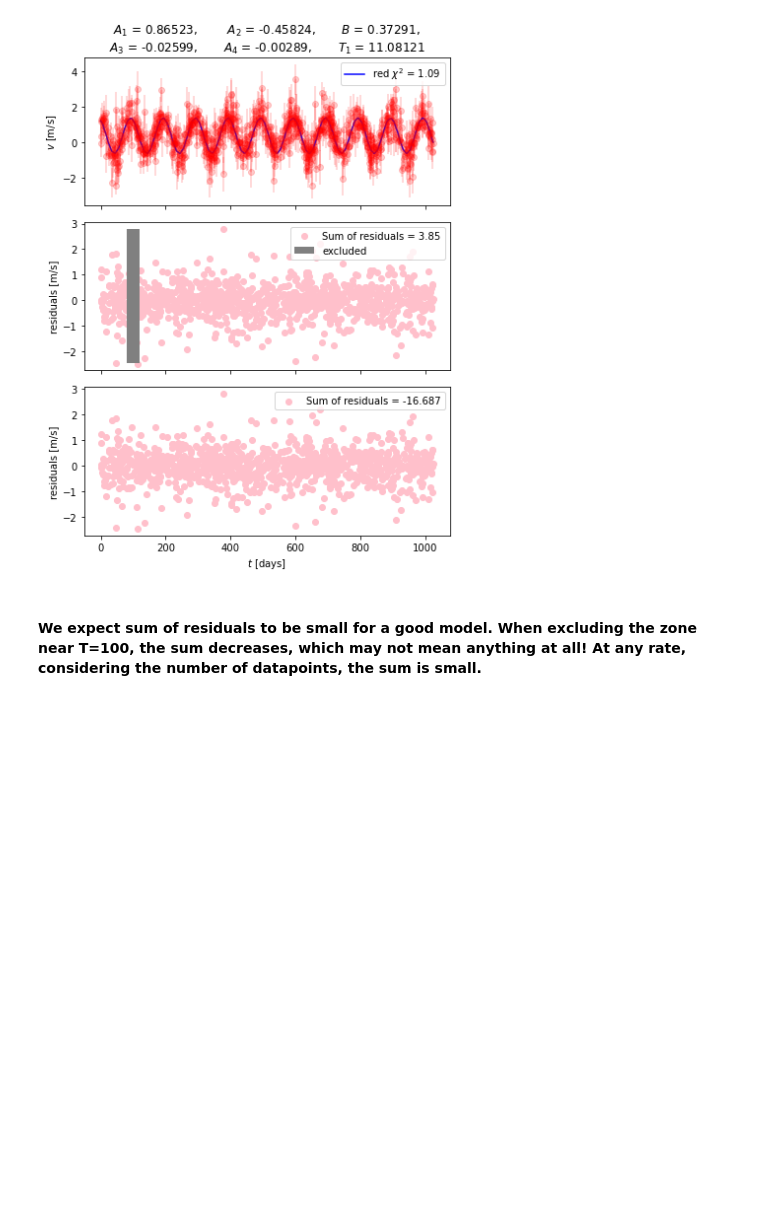
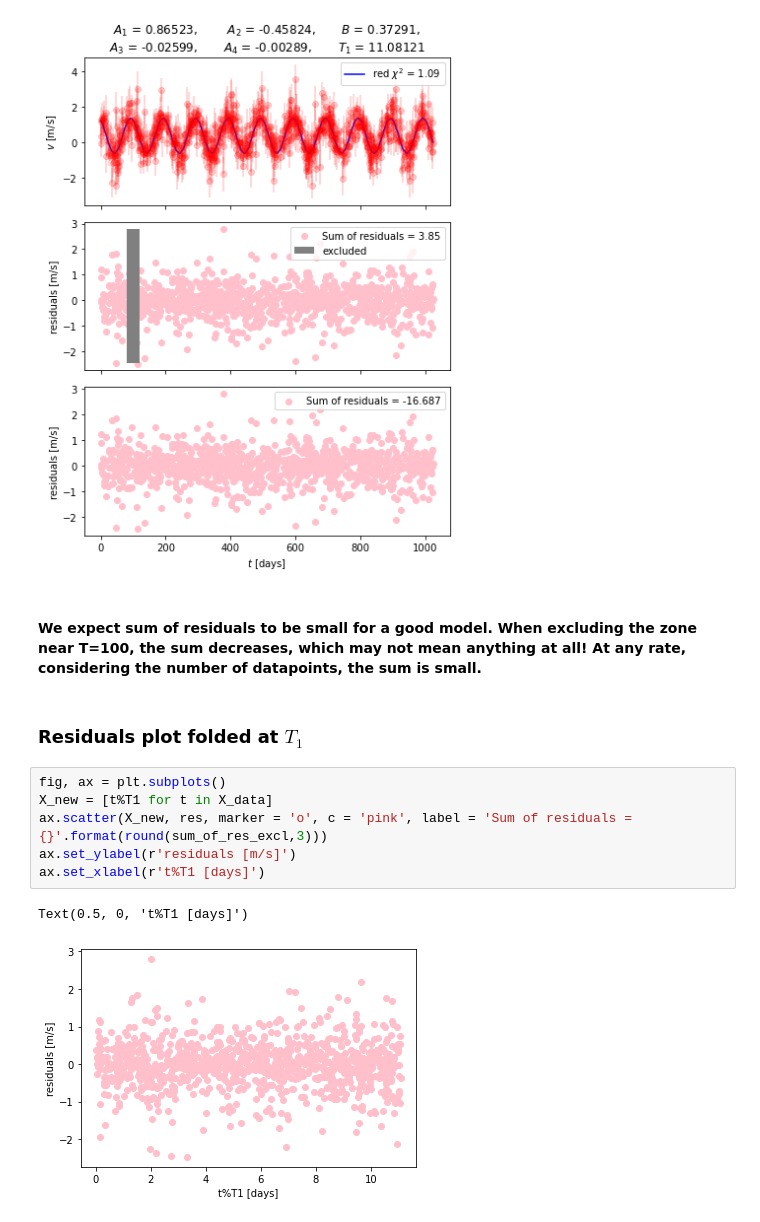
Before and after one commit to jabacousnac/Data-Science-for-Physics-Homework, a Jupyter notebook: pset04_MCMC_and_Decision_Theory.ipynb, the cells around one changed output. Drawn from its saved outputs; the diff is of its cells as text; blank space fills up the shorter version.

```diff
--- a/pset04_MCMC_and_Decision_Theory.ipynb
+++ b/pset04_MCMC_and_Decision_Theory.ipynb
@@ -158,3 +159,14 @@ plt.tight_layout()
 [figure]
 # %% [markdown]
 #### We expect sum of residuals to be small for a good model. When excluding the zone near T=100, the sum decreases, which may not mean anything at all! At any rate, considering the number of datapoints, the sum is small.
+# %% [markdown]
+### Residuals plot folded at $T_1$
+# %%
+fig, ax = plt.subplots()
+X_new = [t%T1 for t in X_data]
+ax.scatter(X_new, res, marker = 'o', c = 'pink', label = 'Sum of residuals = {}'.format(round(sum_of_res_excl,3)))
+ax.set_ylabel(r'residuals [m/s]')
+ax.set_xlabel(r't%T1 [days]')
+# %% [output]
+Text(0.5, 0, 't%T1 [days]')
+[figure, added]
```
Also changed, not shown: parts of 6 cells of this notebook.
